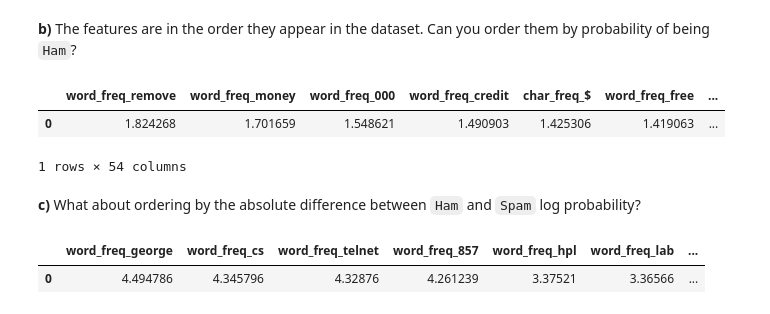
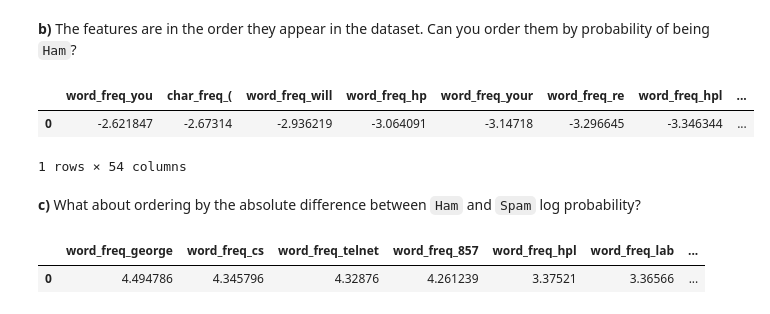
Before and after one commit to NiuJ1ao/IAML_Labs, a Jupyter notebook: iaml-labs-master/Labs/01 - Analysis and Visualisation.ipynb, the cells around one changed output. Drawn from its saved outputs; the diff is of its cells as text; code cells hidden in the pictures.

```diff
--- a/iaml-labs-master/Labs/01 - Analysis and Visualisation.ipynb
+++ b/iaml-labs-master/Labs/01 - Analysis and Visualisation.ipynb
@@ -457,12 +443,13 @@ plt.show()
 **b)** The features are in the order they appear in the dataset. Can you order them by probability of being `Ham`?
 # %%
 # Your Code goes here:
-df = pd.DataFrame(flp[0]/flp[1]).T
+df = pd.DataFrame(flp[0]).T
 df.columns = col
-df.sort_values(0,1,ascending=False)
+sort_ft = df.sort_values(0,1,ascending=False)
+sort_ft
 # %% [output]
-|  | word_freq_remove | word_freq_money | word_freq_000 | word_freq_credit | char_freq_$ | word_freq_free | ... |
-| 0 | 1.824268 | 1.701659 | 1.548621 | 1.490903 | 1.425306 | 1.419063 | ... |
+|  | word_freq_you | char_freq_( | word_freq_will | word_freq_hp | word_freq_your | word_freq_re | word_freq_hpl | ... |
+| 0 | -2.621847 | -2.67314 | -2.936219 | -3.064091 | -3.14718 | -3.296645 | -3.346344 | ... |
 1 rows × 54 columns
 # %% [markdown]
 **c)** What about ordering by the absolute difference between `Ham` and `Spam` log probability?
```
Also changed, not shown: parts of 10 cells of this notebook, 1 other file.
